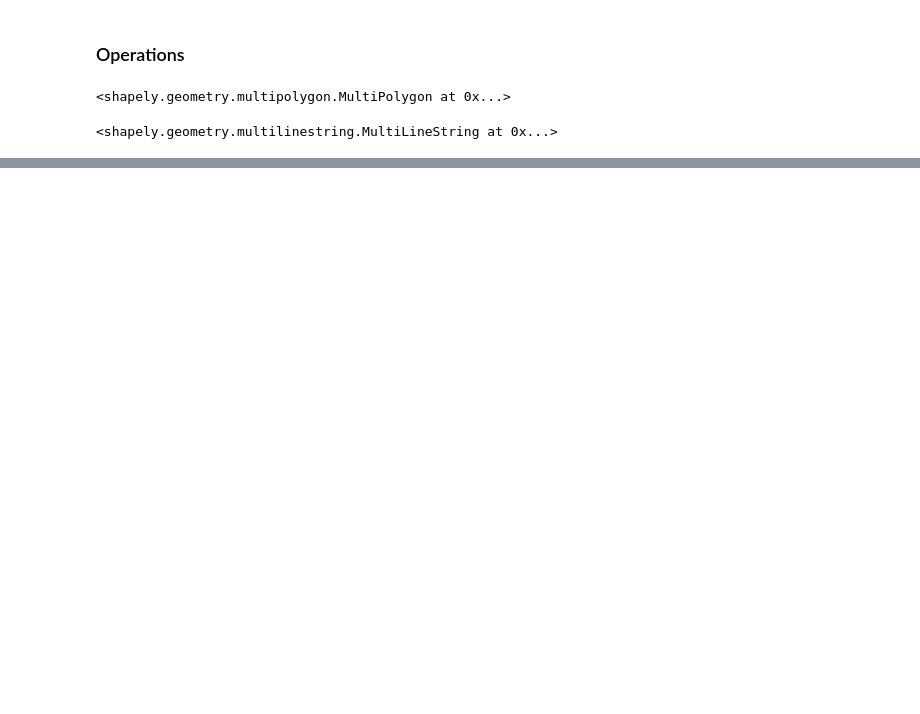
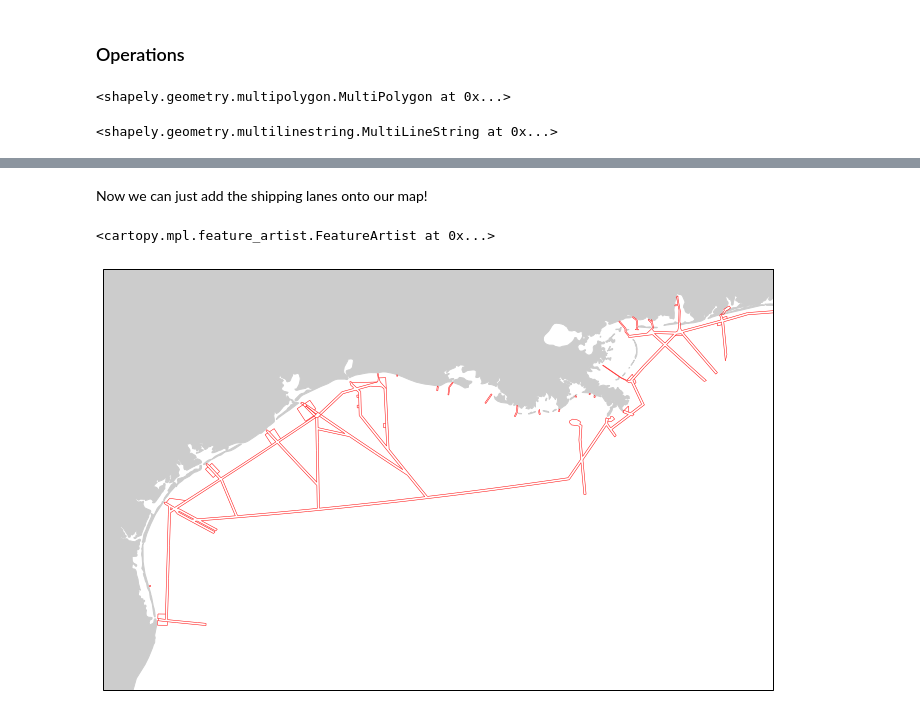
Before and after one commit to kthyng/python4geosciences, a Jupyter notebook: materials/shapes.ipynb, the cells around one changed output, grey strips where cells are left out. Saved outputs shown, nothing was run; the diff lists cells and outputs as text; code cells hidden in the pictures; blank space fills up the shorter version.

```diff
--- a/materials/shapes.ipynb
+++ b/materials/shapes.ipynb
@@ -190,0 +181,18 @@ BONUS: Add a buffer of 100km to the flight path to see what states you might pot
+# %%
+fname = '../data/fairway/fairway.shp'
+
+shape_feature = cartopy.feature.ShapelyFeature(shpreader.Reader(fname).geometries(),
+                                ccrs.PlateCarree(), facecolor='none')
+# %% [markdown]
+Now we can just add the shipping lanes onto our map!
+# %%
+fig = plt.figure(figsize=(12,8))
+ax = fig.add_subplot(111, projection=proj)
+ax.set_extent([-98, -87, 25, 31], cartopy.crs.PlateCarree())
+ax.add_feature(land_10m, facecolor='0.8')
+
+# shipping lanes
+ax.add_feature(shape_feature, edgecolor='r', linewidth=0.5)
+# %% [output]
+<cartopy.mpl.feature_artist.FeatureArtist at 0x...>
+[figure, added]
```
Also changed, not shown: parts of 25 cells of this notebook, 6 other files.
